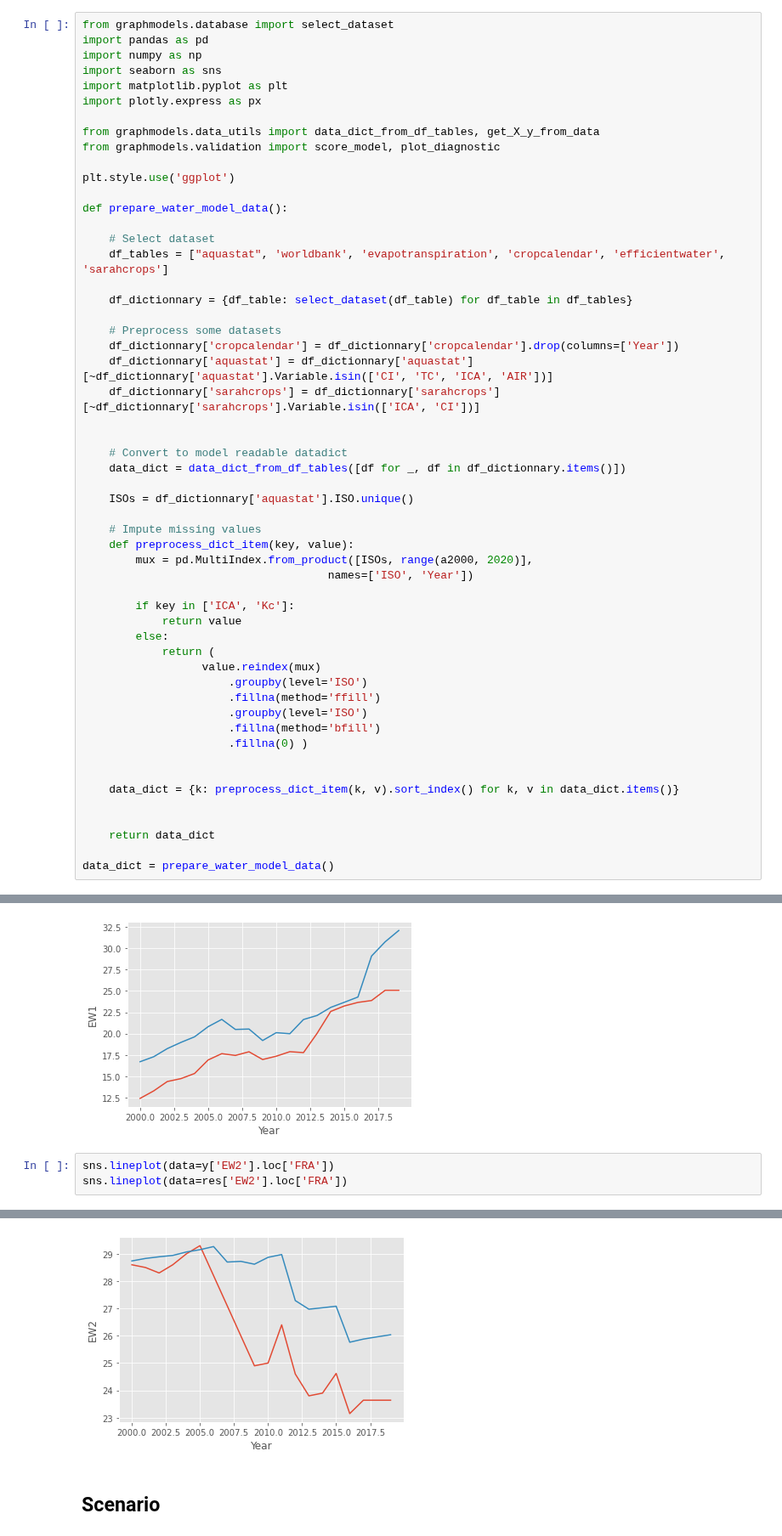
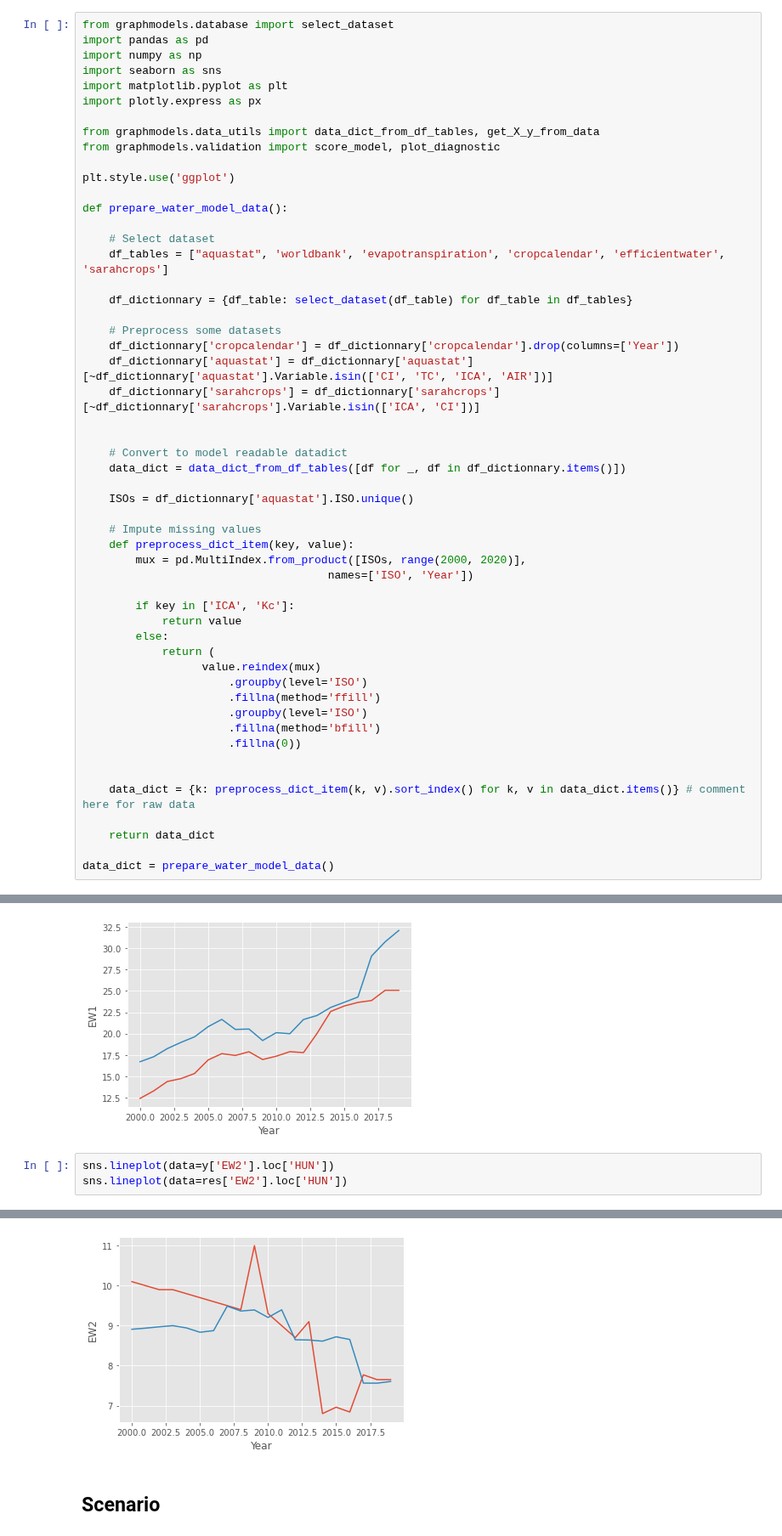
Before and after one commit to simonzabrocki/GraphModels, a Jupyter notebook: notebooks/watermodel_scenario_development.ipynb, the cells around one changed output, grey strips where cells are left out. Shown at 85% size. Drawn from its saved outputs; the diff is of its cells as text.

```diff
--- a/notebooks/watermodel_scenario_development.ipynb
+++ b/notebooks/watermodel_scenario_development.ipynb
@@ -41,7 +41,7 @@ def prepare_water_model_data():
 
     # Impute missing values
     def preprocess_dict_item(key, value):
-        mux = pd.MultiIndex.from_product([ISOs, range(a2000, 2020)],
+        mux = pd.MultiIndex.from_product([ISOs, range(2000, 2020)],
                                      names=['ISO', 'Year'])
 
         if key in ['ICA', 'Kc']:
@@ -53,11 +53,10 @@ def prepare_water_model_data():
                       .fillna(method='ffill')
                       .groupby(level='ISO')
                       .fillna(method='bfill')
-                      .fillna(0) )
+                      .fillna(0))
 
 
-    data_dict = {k: preprocess_dict_item(k, v).sort_index() for k, v in data_dict.items()}
-
+    data_dict = {k: preprocess_dict_item(k, v).sort_index() for k, v in data_dict.items()} # comment here for raw data
 
     return data_dict
 
@@ -251,10 +250,10 @@ sns.lineplot(data=res['EW1'].loc['HUN'])
 <AxesSubplot:xlabel='Year', ylabel='EW1'>
 [figure]
 # %%
-sns.lineplot(data=y['EW2'].loc['FRA'])
-sns.lineplot(data=res['EW2'].loc['FRA'])
+sns.lineplot(data=y['EW2'].loc['HUN'])
+sns.lineplot(data=res['EW2'].loc['HUN'])
 # %% [output]
 <AxesSubplot:xlabel='Year', ylabel='EW2'>
-[figure, old version]
+[figure, new version]
 # %% [markdown]
 ## Scenario
```
Also changed, not shown: parts of 8 cells of this notebook, 23 other files.
